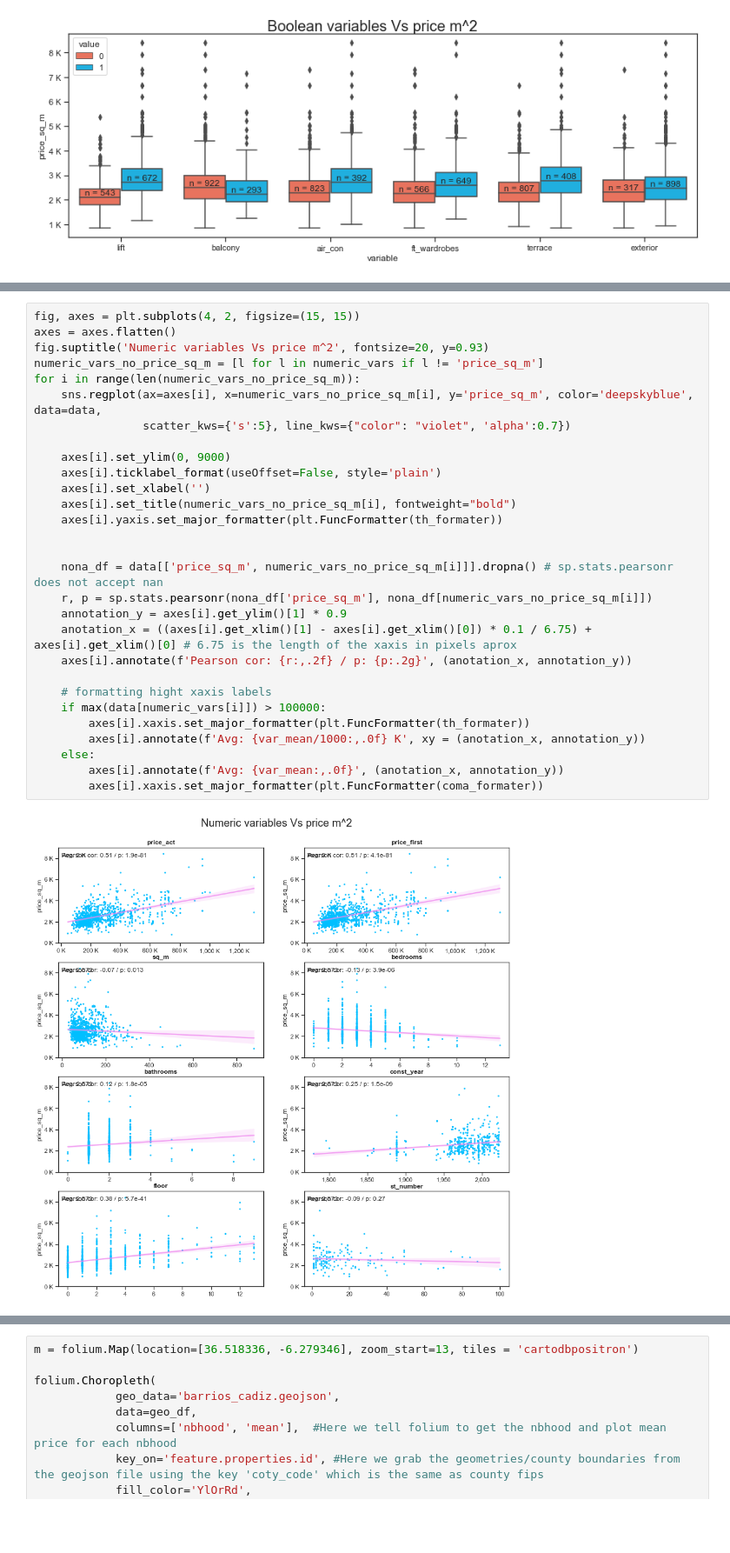
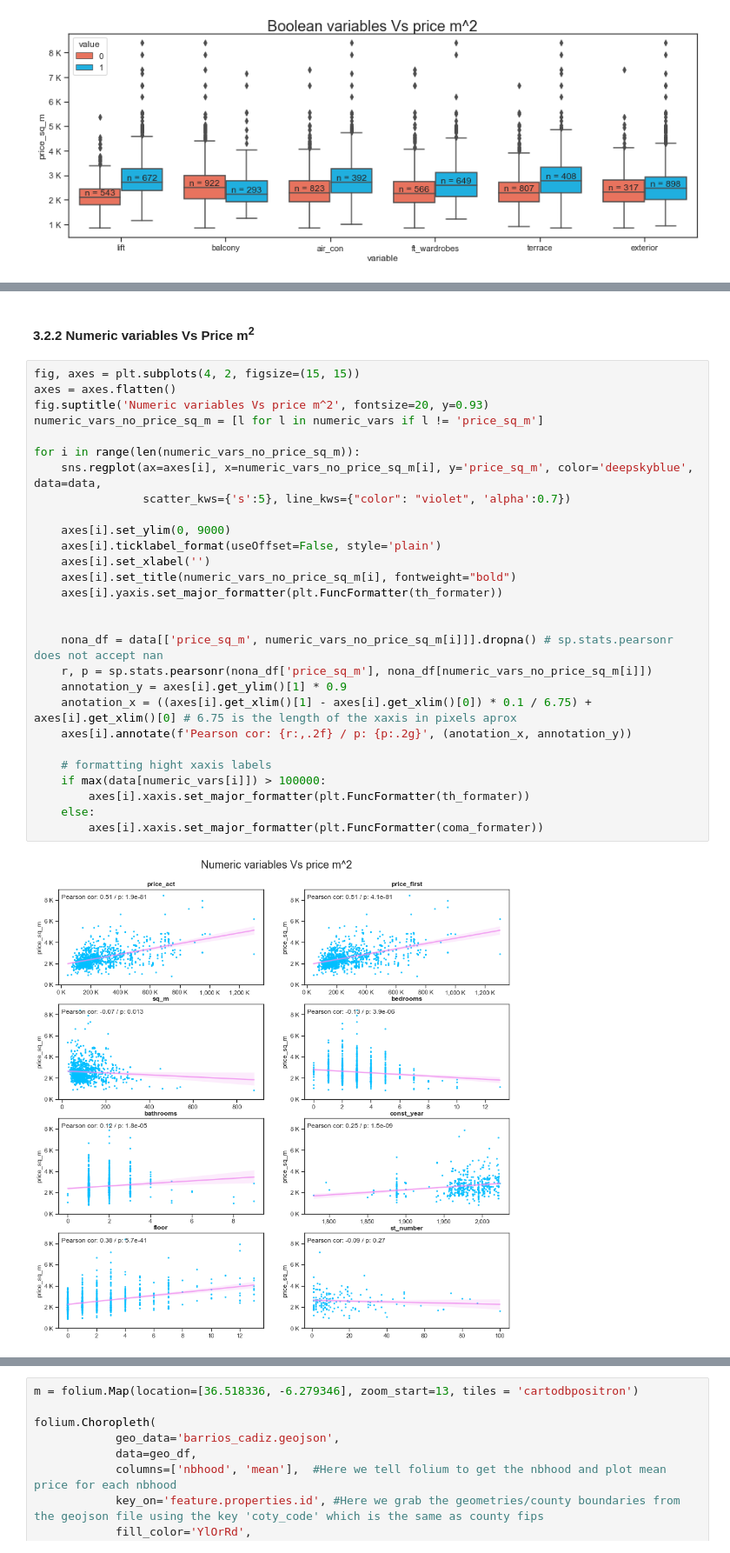
Before and after one commit to estmelra/idealista, a Jupyter notebook: eda.ipynb, the cells around one changed output, grey strips where cells are left out. Shown: that part at 87% size. Cells and saved outputs as stored; diff of their text form; blank space fills up the shorter version.

```diff
--- a/eda.ipynb
+++ b/eda.ipynb
@@ -180,31 +198,32 @@ plt.show()
+# %% [markdown]
+#### 3.2.2 Numeric variables Vs Price m<sup>2</sup>
 # %%
 fig, axes = plt.subplots(4, 2, figsize=(15, 15))
 axes = axes.flatten()
 fig.suptitle('Numeric variables Vs price m^2', fontsize=20, y=0.93)
 numeric_vars_no_price_sq_m = [l for l in numeric_vars if l != 'price_sq_m']
+
 for i in range(len(numeric_vars_no_price_sq_m)):
     sns.regplot(ax=axes[i], x=numeric_vars_no_price_sq_m[i], y='price_sq_m', color='deepskyblue', data=data,
                 scatter_kws={'s':5}, line_kws={"color": "violet", 'alpha':0.7})
 
     axes[i].set_ylim(0, 9000)
     axes[i].ticklabel_format(useOffset=False, style='plain')
     axes[i].set_xlabel('')
     axes[i].set_title(numeric_vars_no_price_sq_m[i], fontweight="bold")
     axes[i].yaxis.set_major_formatter(plt.FuncFormatter(th_formater))
 
 
     nona_df = data[['price_sq_m', numeric_vars_no_price_sq_m[i]]].dropna() # sp.stats.pearsonr does not accept nan
     r, p = sp.stats.pearsonr(nona_df['price_sq_m'], nona_df[numeric_vars_no_price_sq_m[i]])
     annotation_y = axes[i].get_ylim()[1] * 0.9
     anotation_x = ((axes[i].get_xlim()[1] - axes[i].get_xlim()[0]) * 0.1 / 6.75) + axes[i].get_xlim()[0] # 6.75 is the length of the xaxis in pixels aprox
     axes[i].annotate(f'Pearson cor: {r:,.2f} / p: {p:.2g}', (anotation_x, annotation_y))
 
     # formatting hight xaxis labels
     if max(data[numeric_vars[i]]) > 100000:
         axes[i].xaxis.set_major_formatter(plt.FuncFormatter(th_formater))
-        axes[i].annotate(f'Avg: {var_mean/1000:,.0f} K', xy = (anotation_x, annotation_y))
     else:
-        axes[i].annotate(f'Avg: {var_mean:,.0f}', (anotation_x, annotation_y))
         axes[i].xaxis.set_major_formatter(plt.FuncFormatter(coma_formater))
 # %% [output]
-[figure, old version]
+[figure, new version]
```
Also changed, not shown: parts of 12 cells of this notebook, 2 other files.
